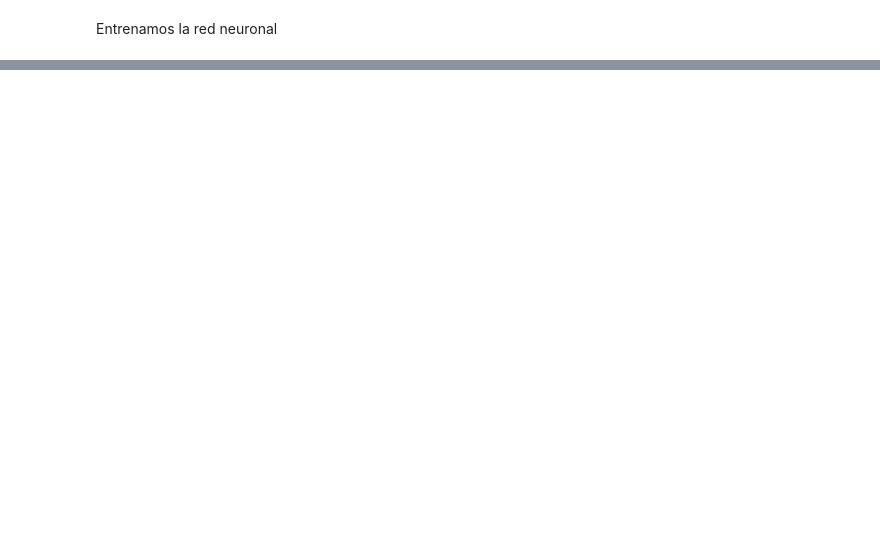
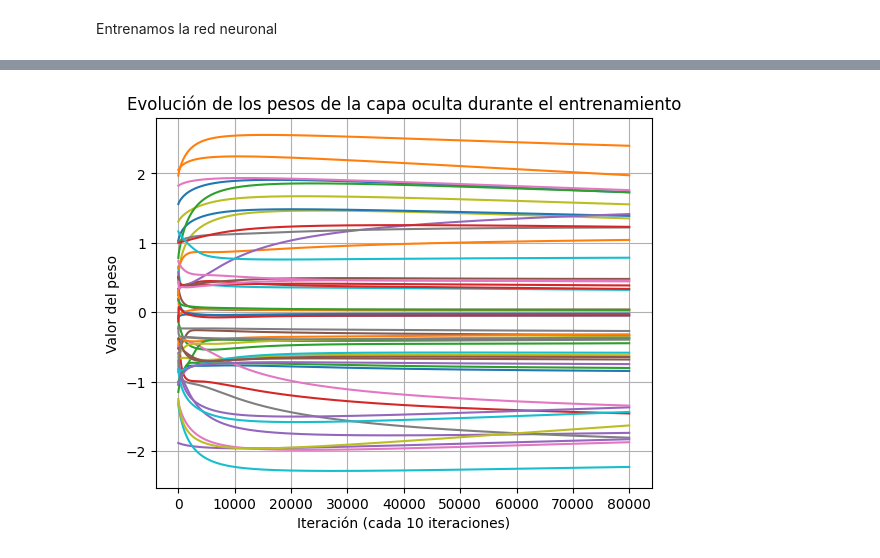
Before and after one commit to Apriea04/ComputacionNeuronalEvolutiva, a Jupyter notebook: Computación Evolutiva/Práctica 1/Parte 1.ipynb, the cells around one changed output, grey strips where cells are left out. Drawn from its saved outputs; the diff is of its cells as text; code cells hidden in the pictures; blank space fills up the shorter version.

```diff
--- a/Computación Evolutiva/Práctica 1/Parte 1.ipynb
+++ b/Computación Evolutiva/Práctica 1/Parte 1.ipynb
@@ -203,0 +195,15 @@ plt.show()
+# %%
+# Graficamos la evolución de los pesos
+for i in range(neuronas_ocultas):
+    pesos = [peso[0, i] for peso in ev_pesos]
+    plt.plot(pesos, label=f'Peso {i+1}')
+
+plt.title("Evolución de los pesos de la capa oculta durante el entrenamiento")
+plt.xlabel("Iteración (cada 10 iteraciones)")
+plt.ylabel("Valor del peso")
+#plt.legend()
+plt.grid()
+plt.gray()
+plt.show()
+# %% [output]
+[figure, added]
```
Also changed, not shown: parts of 13 cells of this notebook, 1 other file.
